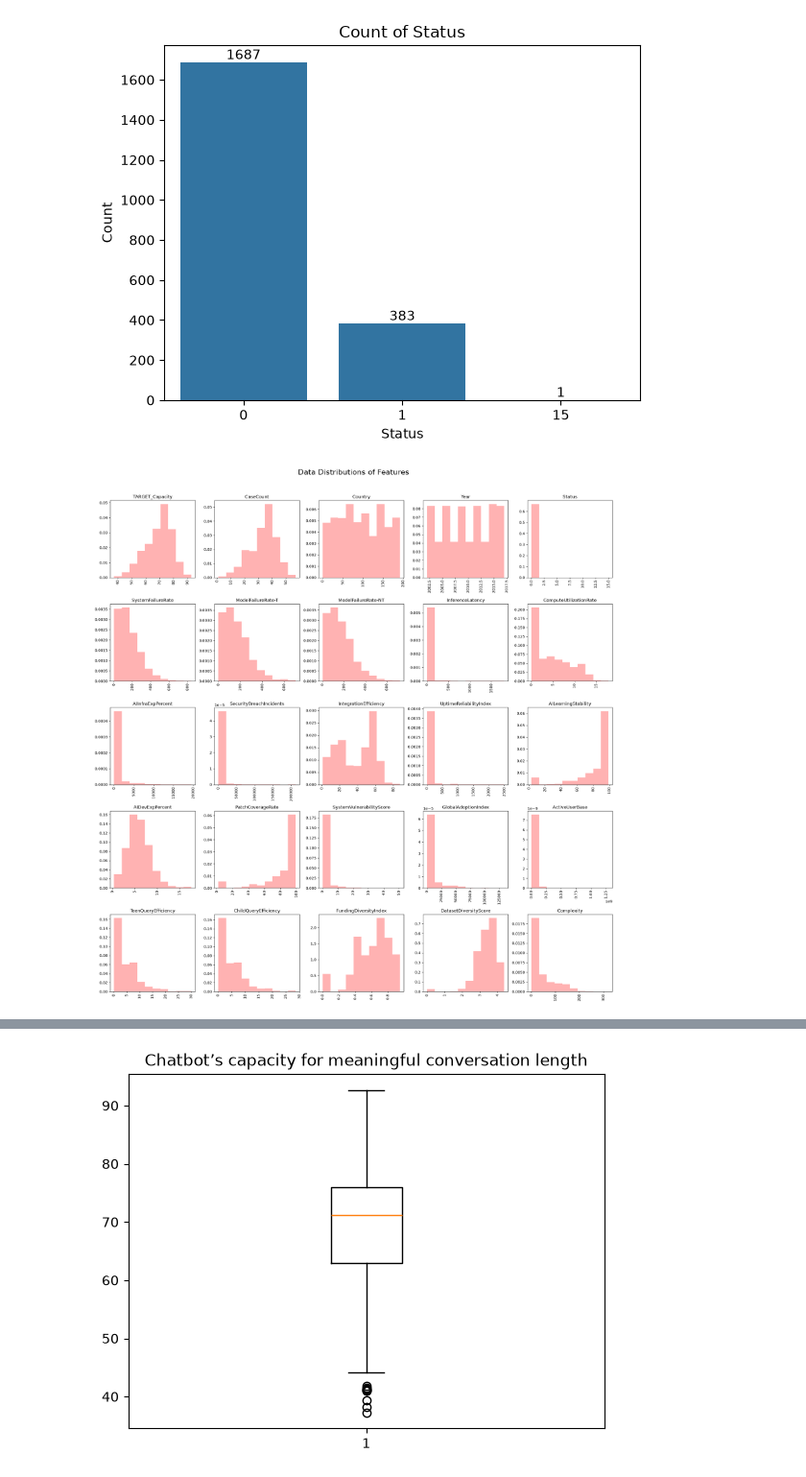
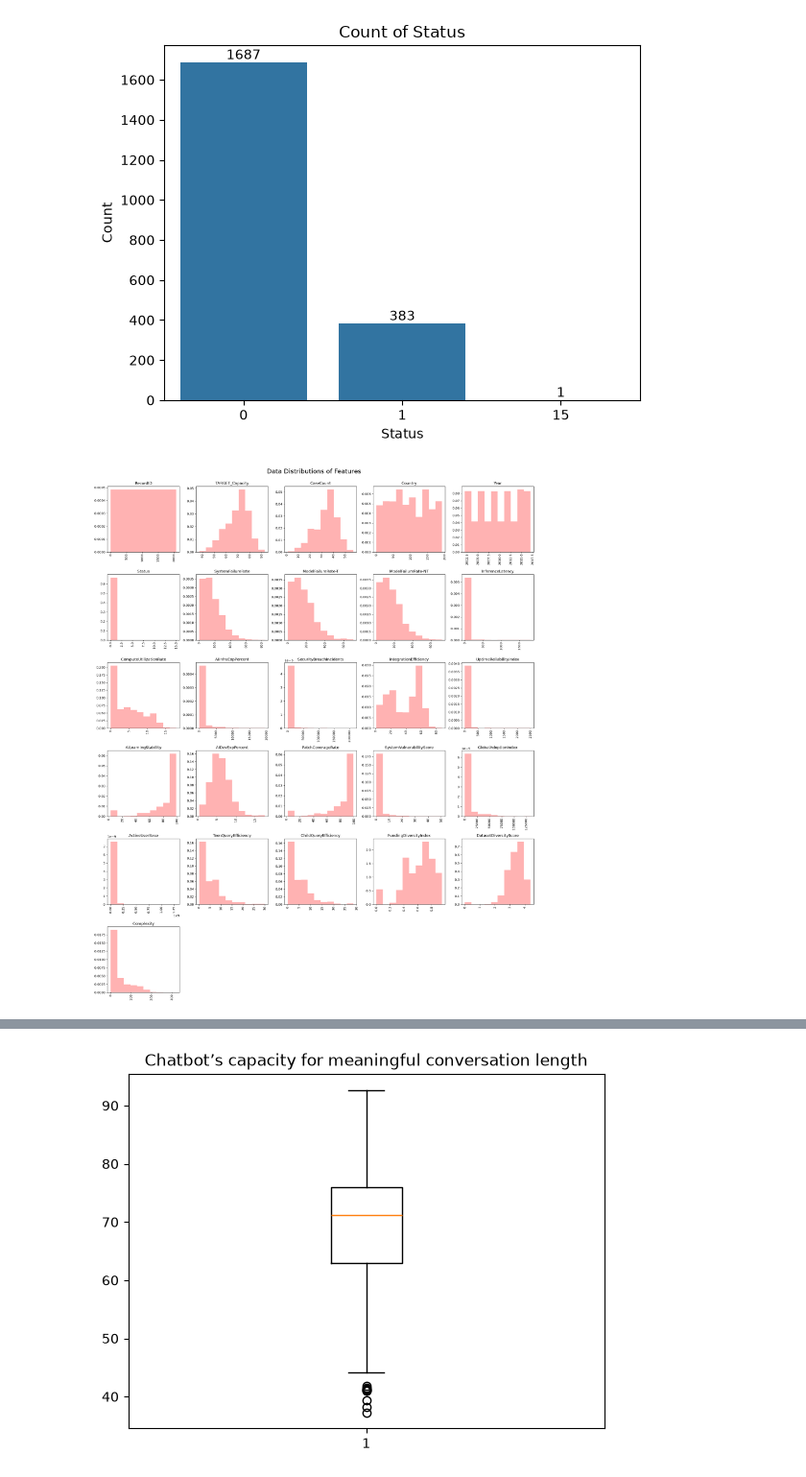
Before and after one commit to khangronky/cosc2753-assignment-1-2026b, a Jupyter notebook: notebook.ipynb, the cells around one changed output, grey strips where cells are left out. Shown at 96% size. Saved outputs shown, nothing was run; the diff lists cells and outputs as text; code cells hidden in the pictures.

```diff
--- a/notebook.ipynb
+++ b/notebook.ipynb
@@ -114,19 +110,17 @@ for container in ax.containers:
 plt.show()
 # %% [output]
 [figure]
-# %%
-chatbot_data.drop(['RecordID'], axis=1, inplace=True)
 # %%
-plt.figure(figsize=(20,20))
+plt.figure(figsize=(20,24))
 for i, col in enumerate(chatbot_data.columns):
-    plt.subplot(5,5,i+1)
+    plt.subplot(6,5,i+1)
     plt.hist(chatbot_data[col], alpha=0.3, color='r', density=True)
     plt.title(col)
     plt.xticks(rotation='vertical')
 
-plt.suptitle("Data Distributions of Features", y=1.02, fontsize=20)
+plt.suptitle("Data Distributions of Features", y=1, fontsize=20)
 plt.tight_layout()
 plt.show()
 # %% [output]
-[figure, old version]
+[figure, new version]
 # %%
```
Also changed, not shown: parts of 21 cells of this notebook, 2 other files.
